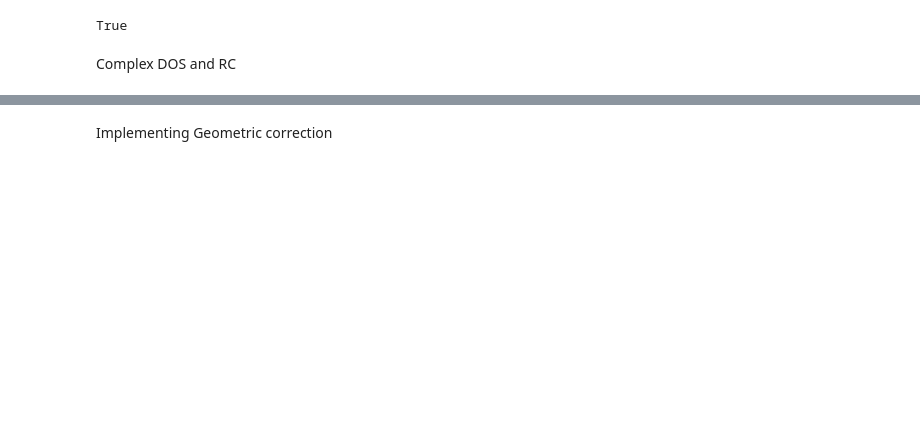
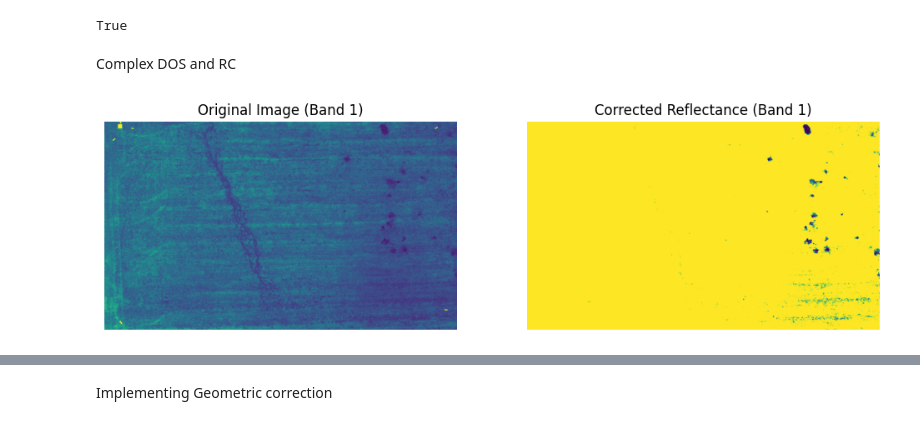
Before and after one commit to winstonkaranja/project-jumanji, a Jupyter notebook: task1.ipynb, the cells around one changed output, grey strips where cells are left out. Cells and saved outputs as stored; diff of their text form; code cells hidden in the pictures; blank space fills up the shorter version.

Commit message:
ploted the tiff files for visualization, proceeding to value finetuning for correct radiometric correction

```diff
--- a/task1.ipynb
+++ b/task1.ipynb
@@ -160,3 +161,44 @@ if __name__ == "__main__":
     vis_output_path = "corrected_reflectance_vis.tif"
     with rasterio.open(vis_output_path, 'w', **profile) as dst:
         dst.write(vis)
+# %%
+def plot_images(original_path, corrected_array, band=0):
+    """
+    Plot the original and corrected images for a given band.
+
+    Parameters:
+      original_path (str): Path to the original image.
+      corrected_array (np.ndarray): Radiometrically corrected reflectance array (bands, height, width).
+      band (int): Band index to visualize (0-based indexing).
+
+    """
+    # Load original image
+    with rasterio.open(original_path) as src:
+        original = src.read(band + 1)  # Raster bands are 1-indexed
+
+    # Normalize original image
+    min_o, max_o = np.min(original), np.max(original)
+    original_norm = (original - min_o) / (max_o - min_o) if max_o > min_o else original
+
+    # Normalize corrected image (bands, height, width)
+    corrected_band = corrected_array[band, :, :]
+    min_c, max_c = np.min(corrected_band), np.max(corrected_band)
+    corrected_norm = (corrected_band - min_c) / (max_c - min_c) if max_c > min_c else corrected_band
+
+    # Plot both images
+    fig, ax = plt.subplots(1, 2, figsize=(12, 6))
+
+    ax[0].imshow(original_norm, cmap='viridis')
+    ax[0].set_title(f"Original Image (Band {band + 1})")
+    ax[0].axis("off")
+
+    ax[1].imshow(corrected_norm, cmap='viridis')
+    ax[1].set_title(f"Corrected Reflectance (Band {band + 1})")
+    ax[1].axis("off")
+
+    plt.show()
+
+# Call the function after running your correction process
+plot_images("testfiles/20180627_seq_50m_NC.tif", corrected_reflectance, band=0)
+# %% [output]
+[figure, added]
```
Also changed, not shown: parts of 3 cells of this notebook.
